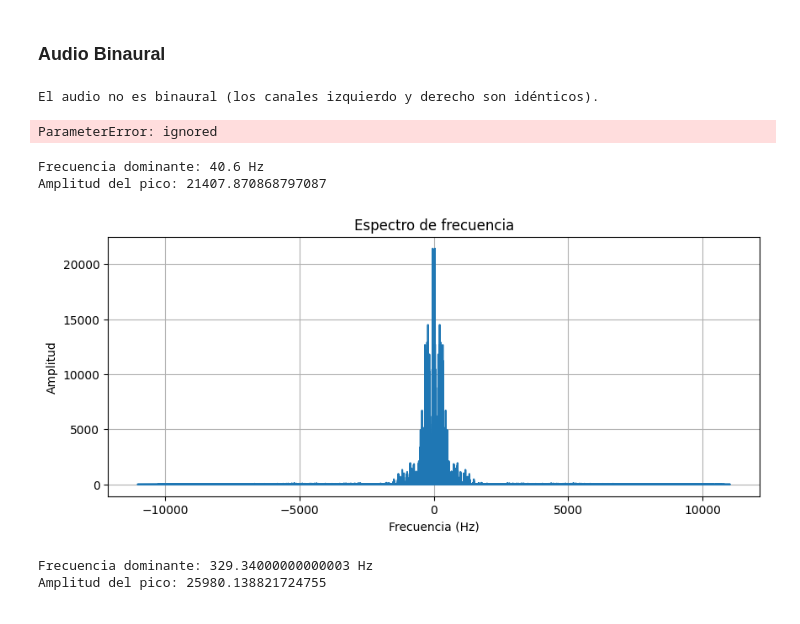
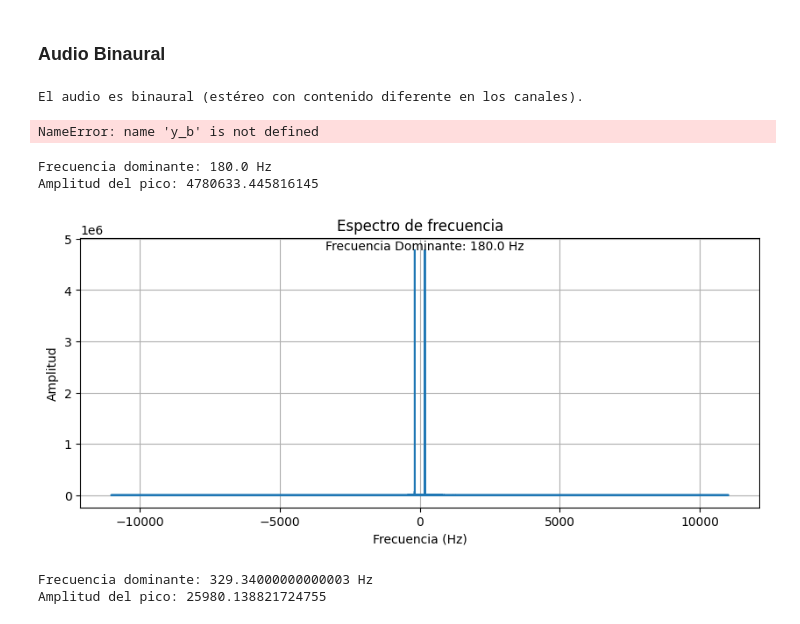
Before and after one commit to lviviana13/lh-m-tfm-codes, a Jupyter notebook: tfm-workspace-audio.ipynb, the cells around one changed output. Drawn from its saved outputs; the diff is of its cells as text; code cells hidden in the pictures.

```diff
--- a/tfm-workspace-audio.ipynb
+++ b/tfm-workspace-audio.ipynb
@@ -18,0 +202,8 @@ Mounted at /content/drive
+# %%
+# Ruta el archivo mp3 del sonido binaural
+ruta = "/content/drive/MyDrive/LAYDI VIVIANA/LAYDIHACKS/[Estudios] Master en Análisis de Datos/TFM/Muse/datos-tfm/audios/"
+filenameA  = "4-ambiental.mp3"
+filenameB  = "1-alfa12.mp3"
+
+audioA = ruta + filenameA
+audioB = ruta + filenameB
@@ -36,2 +218,4 @@ y_b, sr = librosa.load(audio,duration=duracion_reducida, mono=False)  # Cargar e
+# %%
+audio = audioB
 # %% [markdown]
 Esta función librosa.load() nos devuelve dos salidas que llamamos y y sample_rates. Carga y decodifica el archivo de audio en un arreglo unidimensional y y la variable sample_rates guarda la frecuencia de muestreo, es decir,cuantas muestras de audio se tomaron por segundo. Por default el audio es reensamblado en 22,050 Hz, sin embargo, esto puede ser modidicado como argumento en la función librosa.load(). Por ejemplo, los CD tienen una velocidad de muestreo de 44.100 muestras por segundo, por lo que pueden reproducir frecuencias de hasta 22,050 Hz, lo que está justo por encima del límite de audición humana (20,000 Hz).
@@ -74,3 +222,9 @@ y(t) tiene 200.0s
+# %%
+# Reducir la duración del audio binaural
+duracion_reducida = 600 # por ejemplo, 120 segundos
+y, sampling_rate = librosa.load(audio, duration=duracion_reducida)
+
+y_b, sr = librosa.load(audio,duration=duracion_reducida, mono=False)  # Cargar el audio en estéreo (dos canales)
 # %% [markdown]
 ### Audio Binaural
 # %%
@@ -82,13 +236,14 @@ if diferentes:
 else:
     print("El audio no es binaural (los canales izquierdo y derecho son idénticos).")
 # %% [output]
-El audio no es binaural (los canales izquierdo y derecho son idénticos).
+El audio es binaural (estéreo con contenido diferente en los canales).
 # %%
 ### Generar espectograma para cada canal
+#canal = y_b[0]
+canal = y_b[1]
+
 # Generar el espectrograma
-spectrogram = librosa.feature.melspectrogram(y=y_b[0], sr=sr)
-spectrogram_2 = librosa.feature.melspectrogram(y=y_b[1], sr=sr)
-
+spectrogram = librosa.feature.melspectrogram(y=canal, sr=sr)
 
 # Mostrar el espectrograma
 plt.figure(figsize=(10, 4))
@@ -96,43 +251,40 @@ librosa.display.specshow(librosa.power_to_db(spectrogram, ref=np.max), y_axis='m
 plt.colorbar(format='%+2.0f dB')
 plt.title('Espectrograma de la canción')
 plt.show()
-
-# Mostrar el espectrograma
-plt.figure(figsize=(10, 4))
-librosa.display.specshow(librosa.power_to_db(spectrogram_2, ref=np.max), y_axis='mel', x_axis='time')
-plt.colorbar(format='%+2.0f dB')
-plt.title('Espectrograma de la canción')
-plt.show()
 # %% [output]
-ParameterError: ignored
+NameError: name 'y_b' is not defined
 # %%
 # Calcular la transformada de Fourier de la señal de audio
-fft_resultado = np.fft.fft(y_b[1])
+fft_resultado = np.fft.fft(canal)
 frecuencias = np.fft.fftfreq(len(fft_resultado), 1/sr)
 
 # Encontrar el índice de la frecuencia dominante (pico)
 indice_pico = np.argmax(np.abs(fft_resultado))
 frecuencia_pico = frecuencias[indice_pico]
 
 # Calcular la amplitud del pico
 amplitud_pico = np.abs(fft_resultado[indice_pico])
 
 # Mostrar la frecuencia y amplitud del pico
 print(f"Frecuencia dominante: {frecuencia_pico} Hz")
 print(f"Amplitud del pico: {amplitud_pico}")
 
 # Visualizar el espectro de frecuencia
 plt.figure(figsize=(10, 4))
 plt.plot(frecuencias, np.abs(fft_resultado))
 plt.title('Espectro de frecuencia')
 plt.xlabel('Frecuencia (Hz)')
 plt.ylabel('Amplitud')
 plt.grid()
+
+# Agregar un label sobre el pico de la frecuencia
+plt.text(frecuencia_pico, amplitud_pico, f'Frecuencia Dominante: {frecuencia_pico} Hz', fontsize=10, ha='center')
+
 plt.show()
 # %% [output]
-Frecuencia dominante: 40.6 Hz
-Amplitud del pico: 21407.870868797087
+Frecuencia dominante: 180.0 Hz
+Amplitud del pico: 4780633.445816145
-[figure, old version]
+[figure, new version]
 # %%
 # Calcular la transformada de Fourier de la señal de audio
 fft_resultado = np.fft.fft(y_b[0])
```
Also changed, not shown: parts of 27 cells of this notebook, 3 other files.
